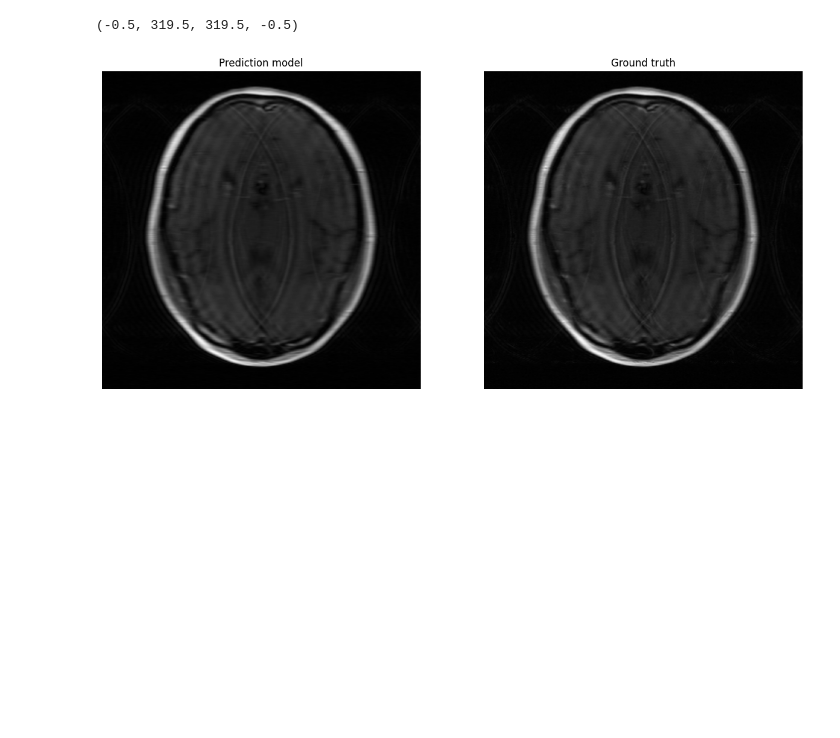
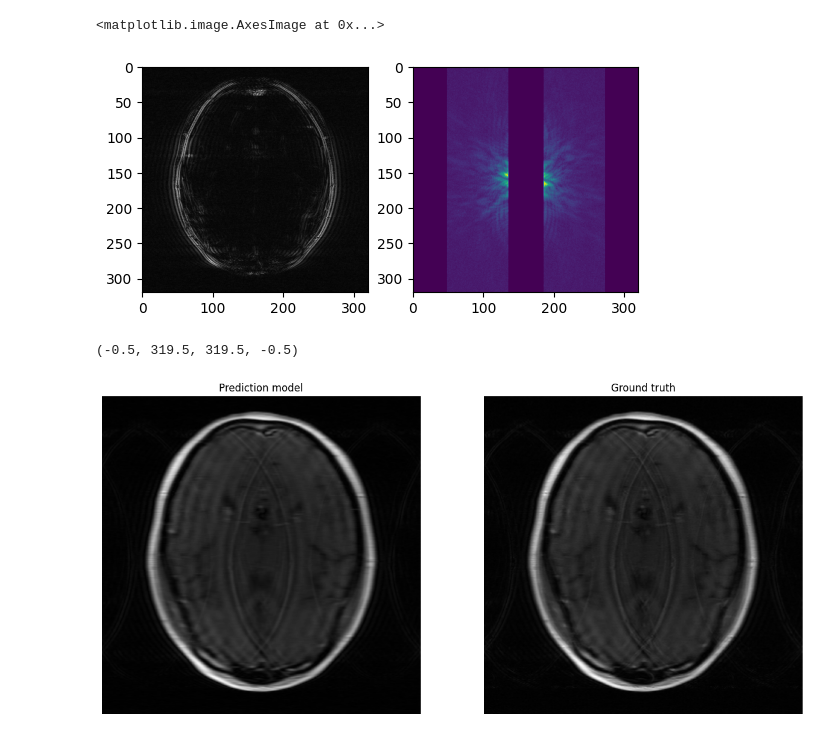
Before and after one commit to marinacrsp/proj_marina, a Jupyter notebook: multi_vol_coil/dummy.ipynb, the cells around one changed output. Cells and saved outputs as stored; diff of their text form; code cells hidden in the pictures; blank space fills up the shorter version.

```diff
--- a/multi_vol_coil/dummy.ipynb
+++ b/multi_vol_coil/dummy.ipynb
@@ -140,3 +154,17 @@ non_zeroed = tensor_to_complex_np(volume_kspace) * unmask.numpy()
+# %%
+vol_img = rss(inverse_fft2_shift(torch.view_as_complex(volume_kspace)))
+vol_kspace = fft2_shift(vol_img)
+modulus = np.abs(rss(torch.view_as_complex(volume_kspace)))
+
+
+plt.figure()
+plt.subplot(1,2,1)
+plt.imshow(np.abs(vol_img[0]), cmap='gray')
+plt.subplot(1,2,2)
+plt.imshow(modulus[0])
+# %% [output]
+<matplotlib.image.AxesImage at 0x...>
+[figure, added]
 # %%
 predicted_volume = torch.load("./model_frozen_prediction_volID0.pth")
 
```
Also changed, not shown: parts of 10 cells of this notebook, 17 other files.
